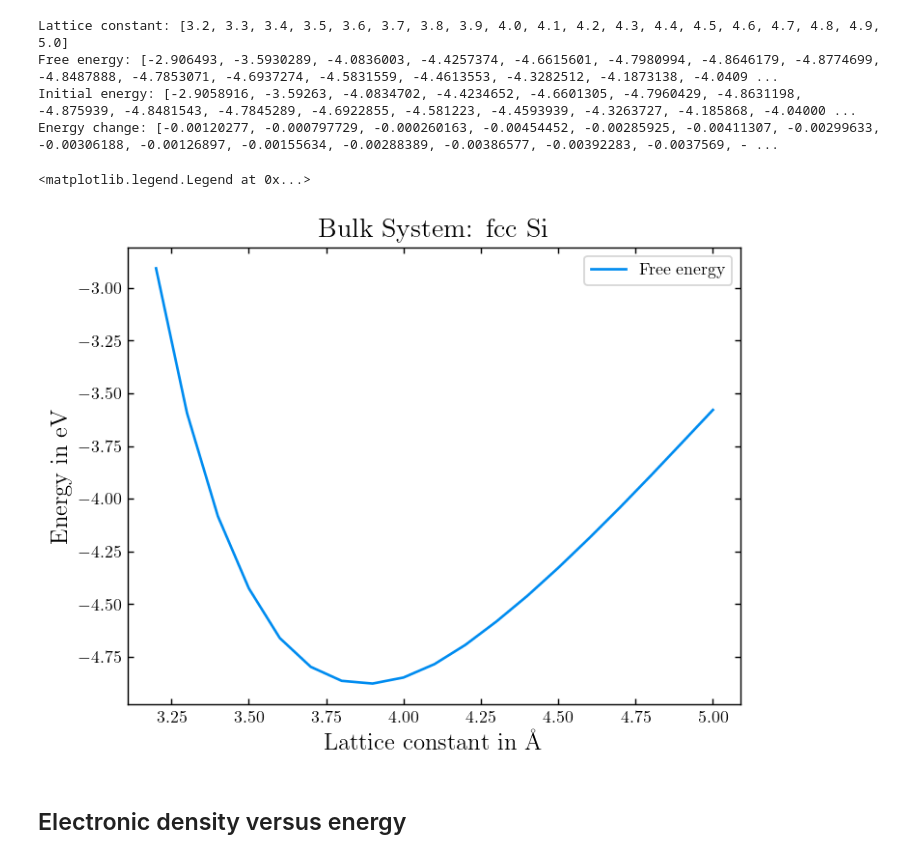
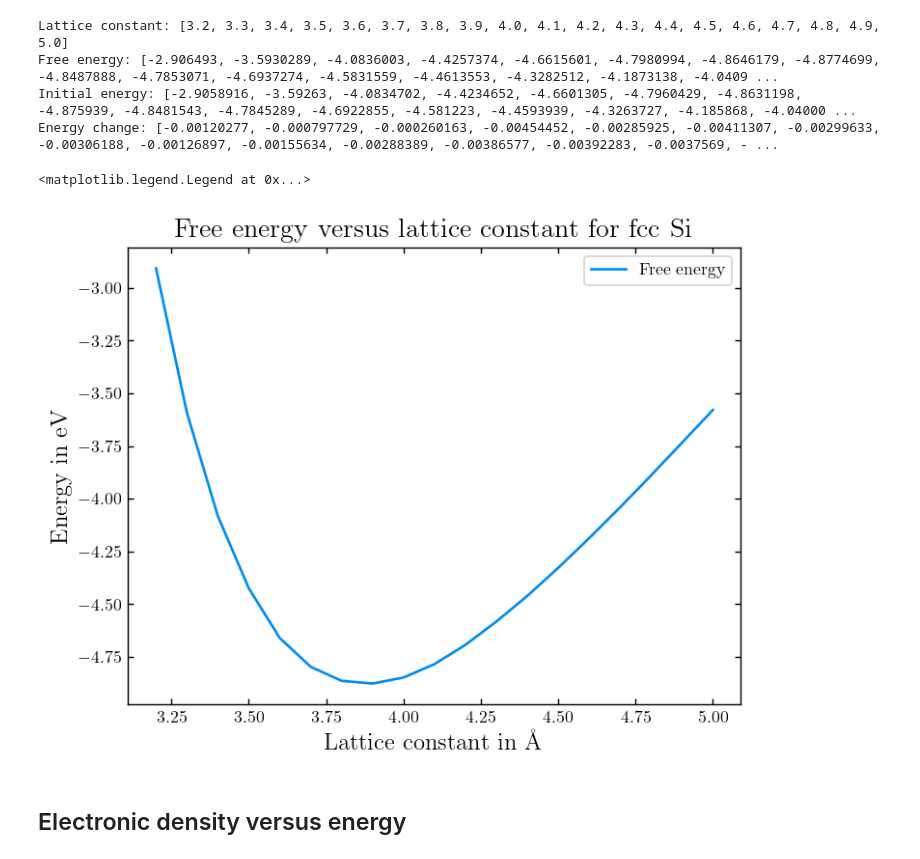
Before and after one commit to Photonico/CMP_Practice, a Jupyter notebook: VASP/Analysis for Bulk Si.ipynb, the cells around one changed output. Saved outputs shown, nothing was run; the diff lists cells and outputs as text; code cells hidden in the pictures.

```diff
--- a/VASP/Analysis for Bulk Si.ipynb
+++ b/VASP/Analysis for Bulk Si.ipynb
@@ -48,22 +48,22 @@ Energy change: [-0.00120277, -0.000797729, -0.000260163, -0.00454452, -0.0028592
 # %%
 # Plot
 import numpy as np
 import matplotlib.pyplot as plt
 
 # Set up the specified style parameters
 plt.figure(dpi=128)
 params = {"text.usetex": True, "font.family": "serif", "mathtext.fontset": "cm", "axes.titlesize": 16, "axes.labelsize": 14, "figure.facecolor": "w"}
 plt.rcParams.update(params)
 plt.tick_params(direction="in", which="both", top=True, right=True, bottom=True, left=True)
 
-plt.title("Bulk System: fcc Si"); plt.xlabel(r"Lattice constant in Å"); plt.ylabel(r"Energy in eV")
+plt.title("Free energy versus lattice constant for fcc Si"); plt.xlabel(r"Lattice constant in Å"); plt.ylabel(r"Energy in eV")
 plt.plot(lattice_list, free_energy_list, c="#008CF0", label="Free energy")
 # plt.plot(lattice_list, initial_energy_list, c="#FA9600", label="Initial energy")
 # plt.plot(lattice_list, difference_energy_list, c="#8C64F0", label="Energy change")
 
 plt.legend(loc="best")
 # %% [output]
 <matplotlib.legend.Legend at 0x...>
-[figure, old version]
+[figure, new version]
 # %% [markdown]
 ## Electronic density versus energy
```
Also changed, not shown: parts of 5 cells of this notebook, 1 other file.
